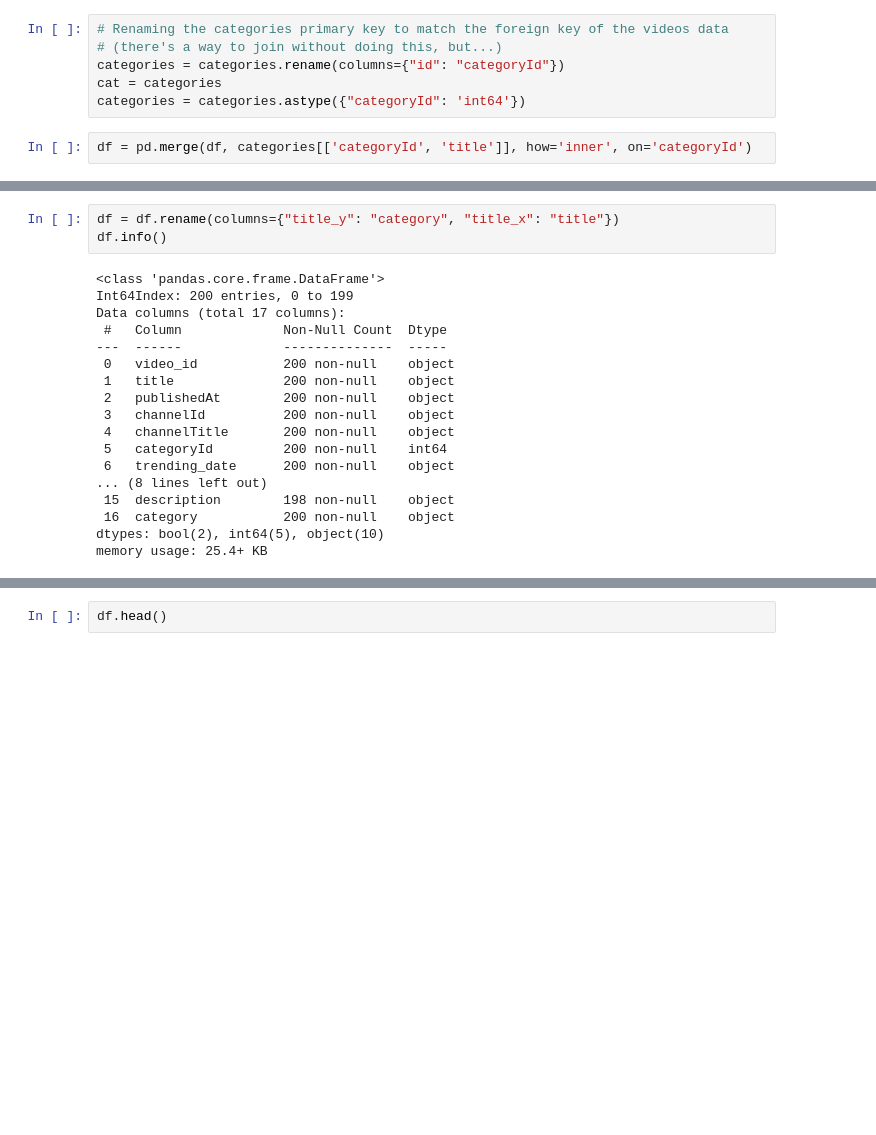
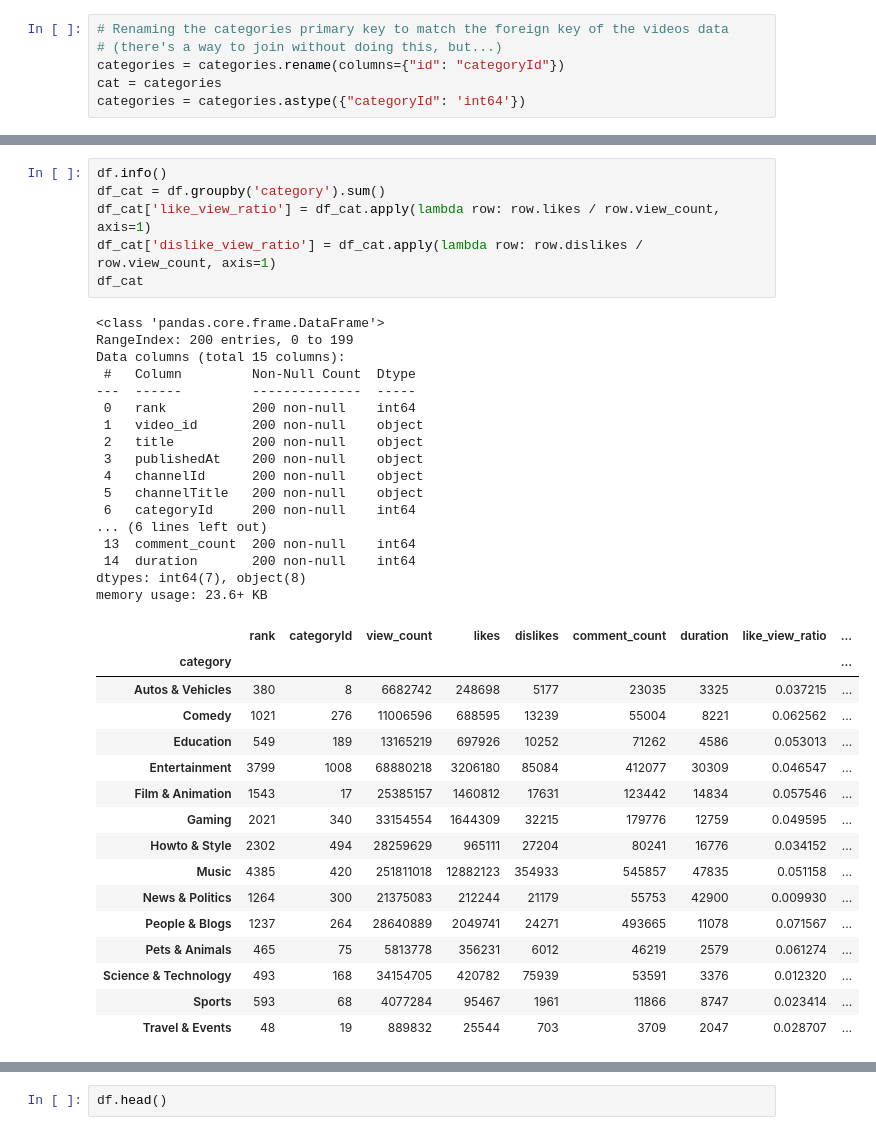
Before and after one commit to homestylegravy/capstone1-youtube-api, a Jupyter notebook: tyler.ipynb, the cells around one changed output, grey strips where cells are left out. Drawn from its saved outputs; the diff is of its cells as text; blank space fills up the shorter version.

```diff
--- a/tyler.ipynb
+++ b/tyler.ipynb
@@ -650,5 +288,3 @@ Index(['video_id', 'title', 'publishedAt', 'channelId', 'channelTitle',
 categories = categories.rename(columns={"id": "categoryId"})
 cat = categories
 categories = categories.astype({"categoryId": 'int64'})
-# %%
-df = pd.merge(df, categories[['categoryId', 'title']], how='inner', on='categoryId')
@@ -673,21 +291,40 @@ memory usage: 25.4+ KB
-# %%
-df = df.rename(columns={"title_y": "category", "title_x": "title"})
-df.info()
-# %% [output]
-<class 'pandas.core.frame.DataFrame'>
-Int64Index: 200 entries, 0 to 199
-Data columns (total 17 columns):
- #   Column             Non-Null Count  Dtype
----  ------             --------------  -----
- 0   video_id           200 non-null    object
- 1   title              200 non-null    object
- 2   publishedAt        200 non-null    object
- 3   channelId          200 non-null    object
- 4   channelTitle       200 non-null    object
- 5   categoryId         200 non-null    int64
- 6   trending_date      200 non-null    object
-... (8 lines left out)
- 15  description        198 non-null    object
- 16  category           200 non-null    object
-dtypes: bool(2), int64(5), object(10)
-memory usage: 25.4+ KB
+# %%
+df.info()
+df_cat = df.groupby('category').sum()
+df_cat['like_view_ratio'] = df_cat.apply(lambda row: row.likes / row.view_count, axis=1)
+df_cat['dislike_view_ratio'] = df_cat.apply(lambda row: row.dislikes / row.view_count, axis=1)
+df_cat
+# %% [output]
+<class 'pandas.core.frame.DataFrame'>
+RangeIndex: 200 entries, 0 to 199
+Data columns (total 15 columns):
+ #   Column         Non-Null Count  Dtype
+---  ------         --------------  -----
+ 0   rank           200 non-null    int64
+ 1   video_id       200 non-null    object
+ 2   title          200 non-null    object
+ 3   publishedAt    200 non-null    object
+ 4   channelId      200 non-null    object
+ 5   channelTitle   200 non-null    object
+ 6   categoryId     200 non-null    int64
+... (6 lines left out)
+ 13  comment_count  200 non-null    int64
+ 14  duration       200 non-null    int64
+dtypes: int64(7), object(8)
+memory usage: 23.6+ KB
+|  | rank | categoryId | view_count | likes | dislikes | comment_count | duration | like_view_ratio | ... |
+| category |  |  |  |  |  |  |  |  | ... |
+| Autos & Vehicles | 380 | 8 | 6682742 | 248698 | 5177 | 23035 | 3325 | 0.037215 | ... |
+| Comedy | 1021 | 276 | 11006596 | 688595 | 13239 | 55004 | 8221 | 0.062562 | ... |
+| Education | 549 | 189 | 13165219 | 697926 | 10252 | 71262 | 4586 | 0.053013 | ... |
+| Entertainment | 3799 | 1008 | 68880218 | 3206180 | 85084 | 412077 | 30309 | 0.046547 | ... |
+| Film & Animation | 1543 | 17 | 25385157 | 1460812 | 17631 | 123442 | 14834 | 0.057546 | ... |
+| Gaming | 2021 | 340 | 33154554 | 1644309 | 32215 | 179776 | 12759 | 0.049595 | ... |
+| Howto & Style | 2302 | 494 | 28259629 | 965111 | 27204 | 80241 | 16776 | 0.034152 | ... |
+| Music | 4385 | 420 | 251811018 | 12882123 | 354933 | 545857 | 47835 | 0.051158 | ... |
+| News & Politics | 1264 | 300 | 21375083 | 212244 | 21179 | 55753 | 42900 | 0.009930 | ... |
+| People & Blogs | 1237 | 264 | 28640889 | 2049741 | 24271 | 493665 | 11078 | 0.071567 | ... |
+| Pets & Animals | 465 | 75 | 5813778 | 356231 | 6012 | 46219 | 2579 | 0.061274 | ... |
+| Science & Technology | 493 | 168 | 34154705 | 420782 | 75939 | 53591 | 3376 | 0.012320 | ... |
+| Sports | 593 | 68 | 4077284 | 95467 | 1961 | 11866 | 8747 | 0.023414 | ... |
+| Travel & Events | 48 | 19 | 889832 | 25544 | 703 | 3709 | 2047 | 0.028707 | ... |
```
Also changed, not shown: parts of 27 cells of this notebook, 1 other file.
